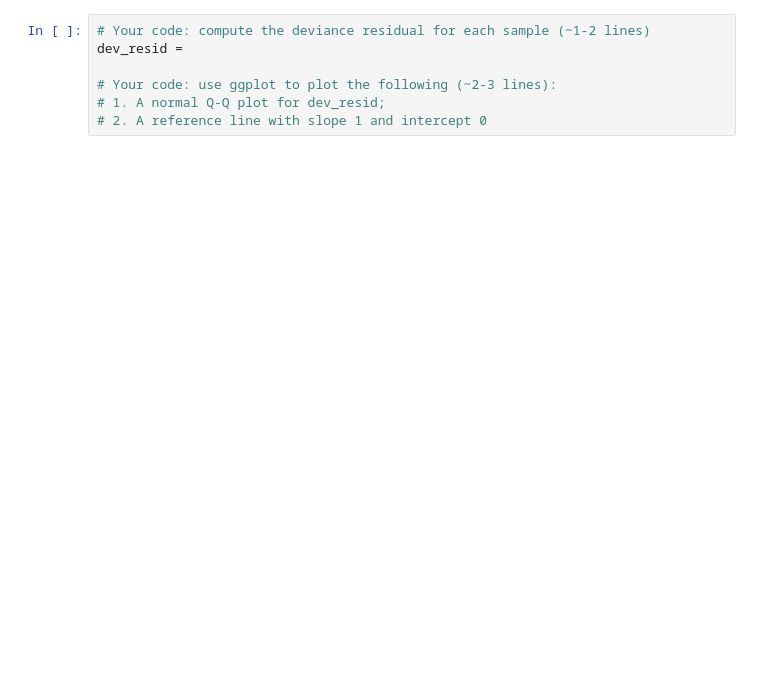
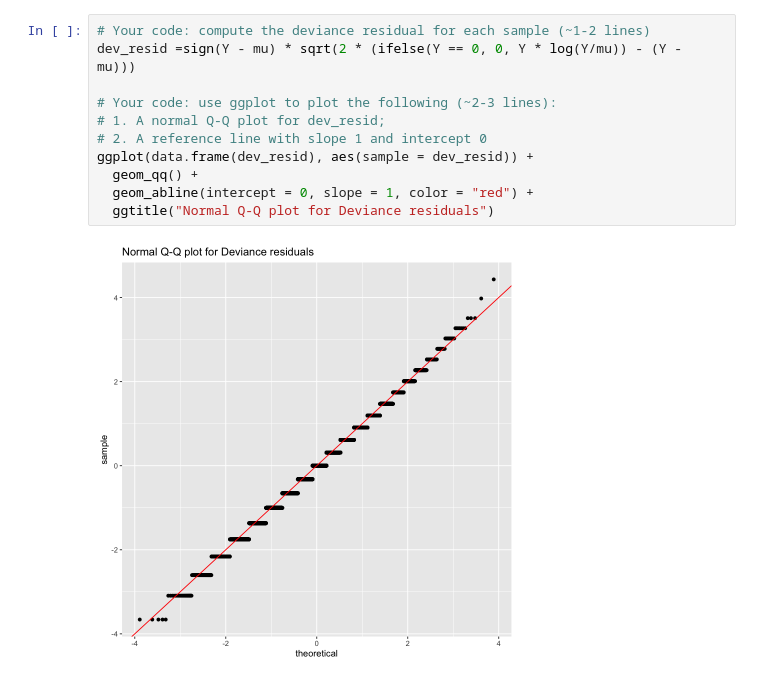
Before and after one commit to devt287/applied_stat, a Jupyter notebook: HW2_P3.ipynb, the cells around one changed output. Cells and saved outputs as stored; diff of their text form; blank space fills up the shorter version.

```diff
--- a/HW2_P3.ipynb
+++ b/HW2_P3.ipynb
@@ -18,7 +24,13 @@ pearson_resid =
 # %%
 # Your code: compute the deviance residual for each sample (~1-2 lines)
-dev_resid =
+dev_resid =sign(Y - mu) * sqrt(2 * (ifelse(Y == 0, 0, Y * log(Y/mu)) - (Y - mu)))
 
 # Your code: use ggplot to plot the following (~2-3 lines):
 # 1. A normal Q-Q plot for dev_resid;
 # 2. A reference line with slope 1 and intercept 0
+ggplot(data.frame(dev_resid), aes(sample = dev_resid)) +
+  geom_qq() +
+  geom_abline(intercept = 0, slope = 1, color = "red") +
+  ggtitle("Normal Q-Q plot for Deviance residuals")
+# %% [output]
+[figure, added]
```
Also changed, not shown: parts of 2 cells of this notebook, 1 other file.
